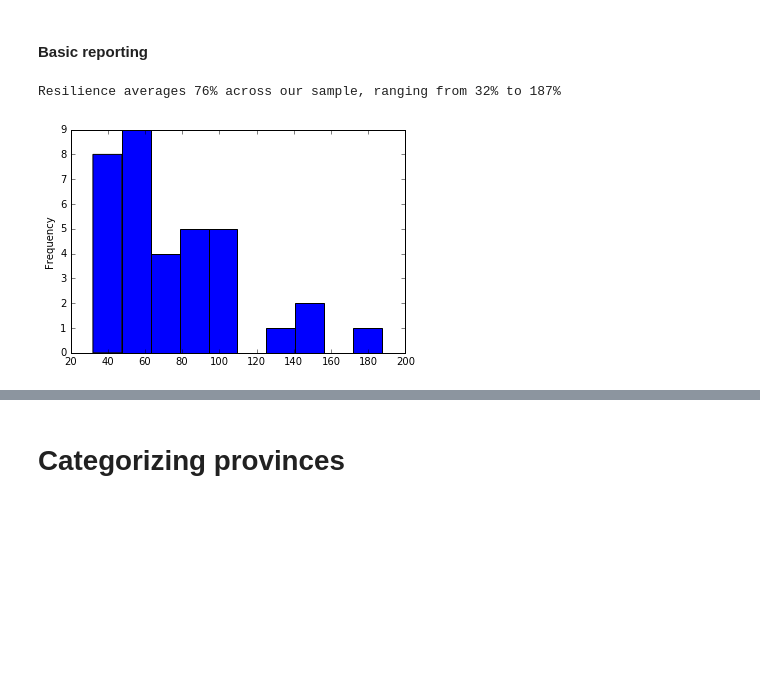
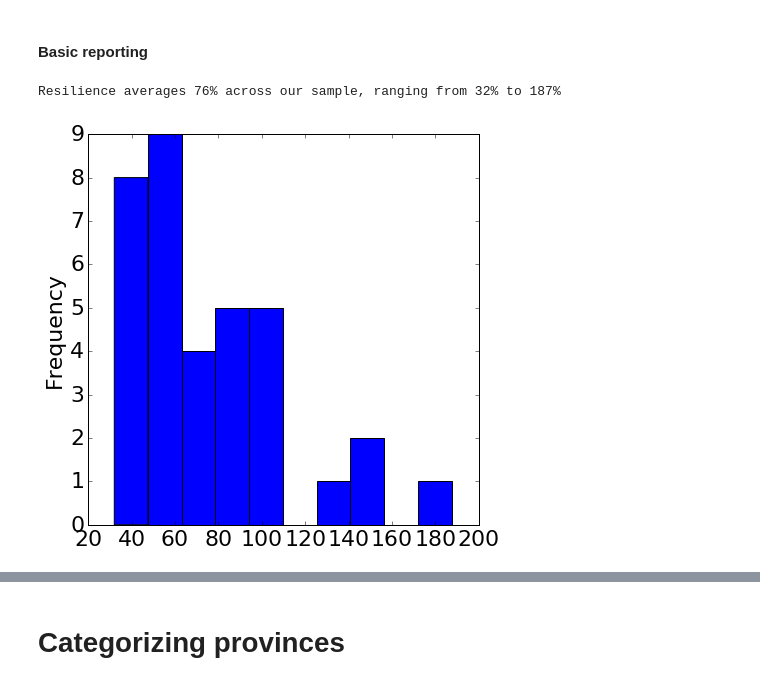
Before and after one commit to adrivsh/resilience_indicator_phl, a Jupyter notebook: socio_economic_capacity_demo.ipynb, the cells around one changed output, grey strips where cells are left out. Cells and saved outputs as stored; diff of their text form; code cells hidden in the pictures; blank space fills up the shorter version.

```diff
--- a/socio_economic_capacity_demo.ipynb
+++ b/socio_economic_capacity_demo.ipynb
@@ -120,13 +129,13 @@ nb Provinces with all data and results :35
 # %%
 #Some stats
 a=df_with_results.resilience;
 a.min()*100,a.mean()*100,a.max()*100
 print("Resilience averages {mean:.0%} across our sample, ranging from {min:.0%} to {max:.0%}".format(
     min=a.min(),mean=a.mean(),max=a.max()))
-(100*a).plot.hist();
+(100*a).plot.hist(figsize=(7,7));
 # %% [output]
 Resilience averages 76% across our sample, ranging from 32% to 187%
-[figure, old version]
+[figure, new version]
 # %%
 #Outputs table with main results
 to_output = ['gdp_pc_pp', 'pop',"protection","fa","v","resilience","risk"]
```
Also changed, not shown: parts of 12 cells of this notebook, 1 other file.
